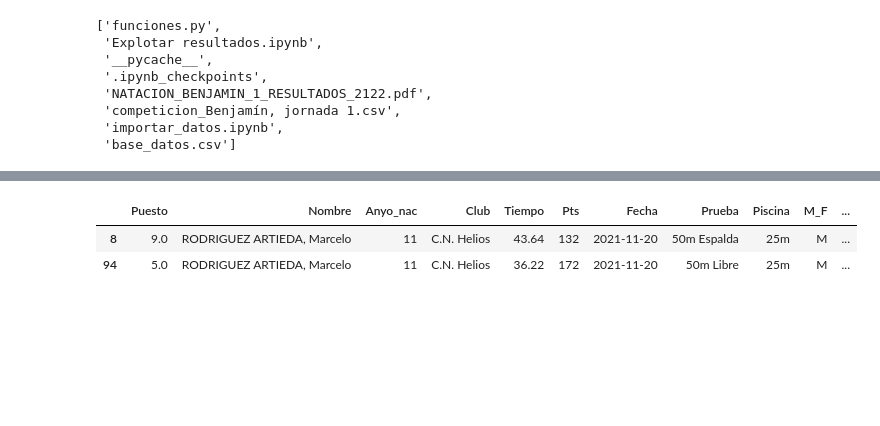
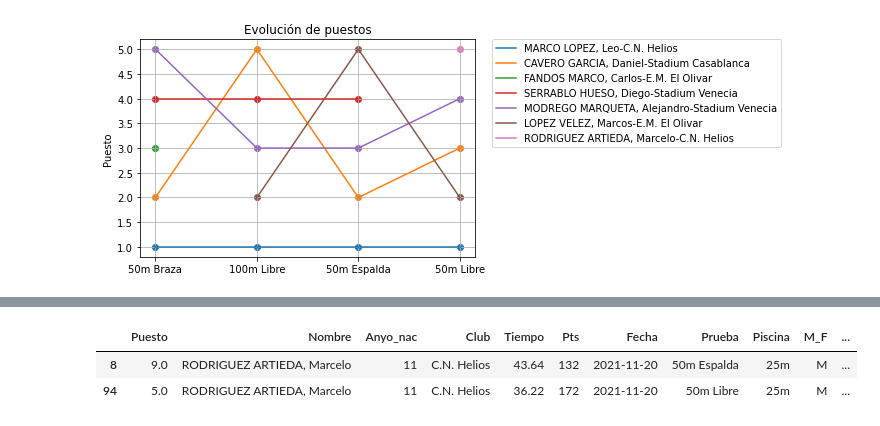
Before and after one commit to crdguez/dashboard_natacion, a Jupyter notebook: importar_datos/Explotar resultados.ipynb, the cells around one changed output, grey strips where cells are left out. Saved outputs shown, nothing was run; the diff lists cells and outputs as text; code cells hidden in the pictures; blank space fills up the shorter version.

```diff
--- a/importar_datos/Explotar resultados.ipynb
+++ b/importar_datos/Explotar resultados.ipynb
@@ -50,14 +30,32 @@ df
 # %%
-os.listdir()
+import matplotlib.pyplot as plt
+anyo=11
+genero='M'
+top=5
+df['id']=df.Nombre+"-"+df.Club
+df2=df[(df.Anyo_nac==anyo) & (df.M_F==genero)][['Nombre','Club','Prueba','Puesto','id']]
+# df2=df[(df.Anyo_nac==anyo) & (df.M_F==genero)].loc[:,['Nombre','Club','Prueba','Puesto']]
+
+df4=pd.concat([df2[df2.Prueba==j].sort_values(by='Puesto',ascending=True).head(top) for j in df2.Prueba.unique()])
+
+na = df4.id.unique()
+
+fg, ax = plt.subplots()
+ax.set_ylabel('Puesto')
+ax.set_title('Evolución de puestos')
+
+for n in na:
+    df5=df4[df4.id==n]
+#     display(df5)
+#     ax.title('Evolución por puestos')
+    plt.plot(df5.Prueba, df5.Puesto, label=n)
+    plt.scatter(df5.Prueba, df5.Puesto)
+
+plt.grid(True)
+plt.legend(bbox_to_anchor=(1.05, 1), loc='upper left', borderaxespad=0)
+plt.show()
 # %% [output]
-['funciones.py',
- 'Explotar resultados.ipynb',
- '__pycache__',
- '.ipynb_checkpoints',
- 'NATACION_BENJAMIN_1_RESULTADOS_2122.pdf',
- 'competicion_Benjamín, jornada 1.csv',
- 'importar_datos.ipynb',
- 'base_datos.csv']
+[figure, added]
 # %%
 df
 # %% [output]
```
Also changed, not shown: parts of 4 cells of this notebook.
